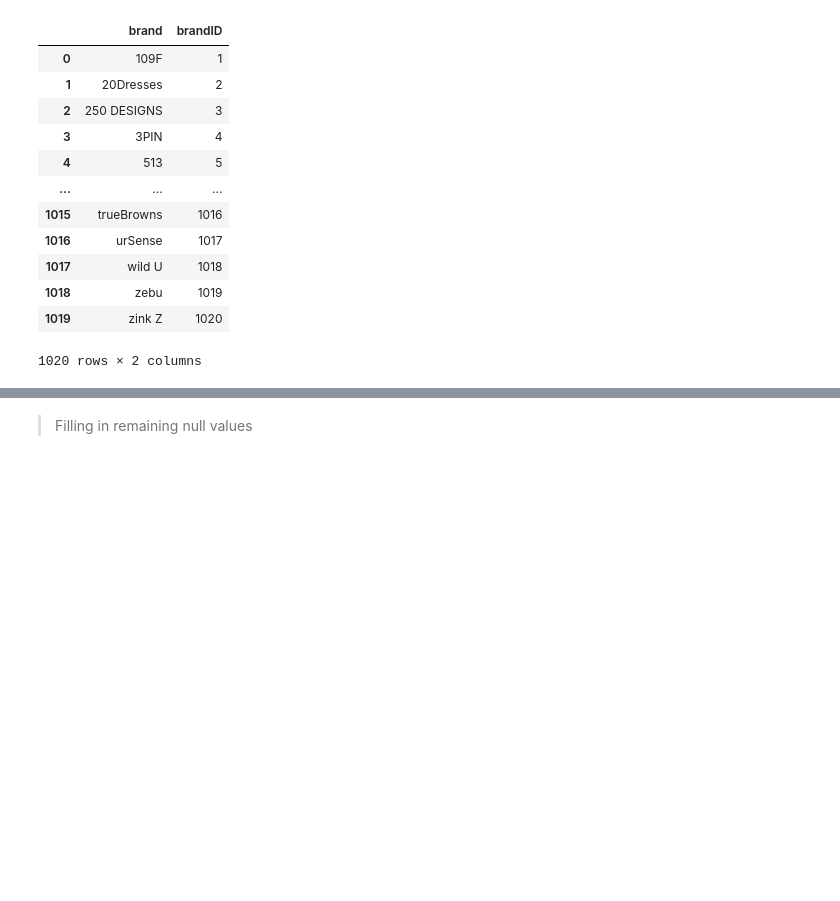
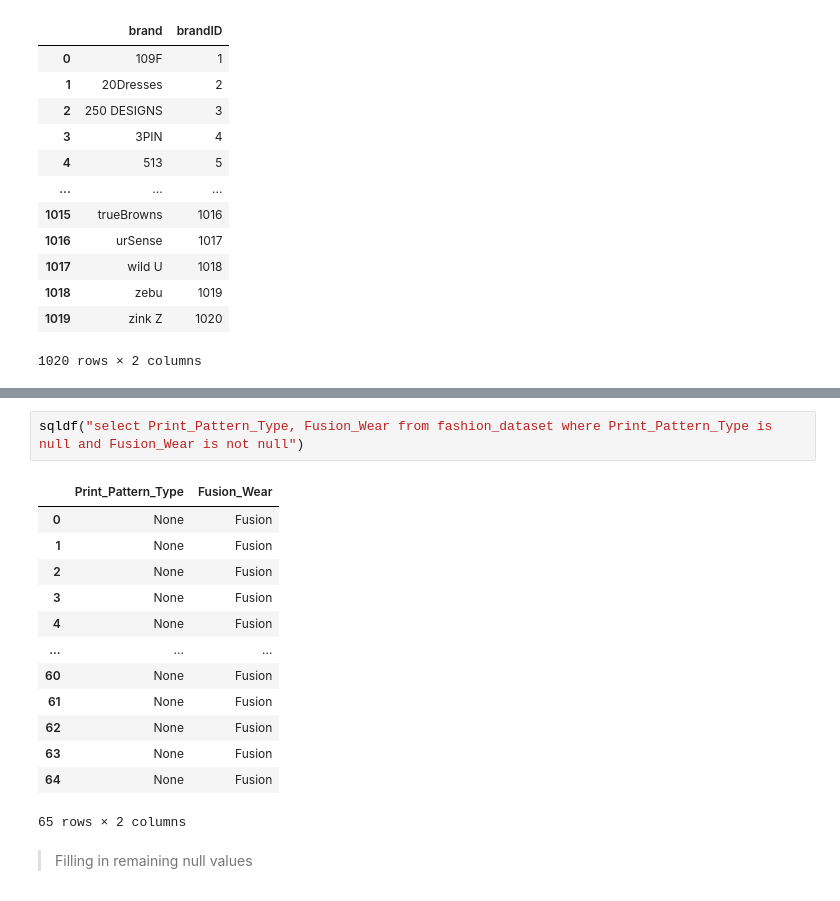
Before and after one commit to raccoonwithasword/big-data-assessment-2, a Jupyter notebook: DAT7015 Assessment 2.ipynb, the cells around one changed output, grey strips where cells are left out. Drawn from its saved outputs; the diff is of its cells as text; blank space fills up the shorter version.

```diff
--- a/DAT7015 Assessment 2.ipynb
+++ b/DAT7015 Assessment 2.ipynb
@@ -505,3 +545,19 @@ dtype: int64
+# %%
+sqldf("select Print_Pattern_Type, Fusion_Wear from fashion_dataset where Print_Pattern_Type is null and Fusion_Wear is not null")
+# %% [output]
+|  | Print_Pattern_Type | Fusion_Wear |
+| 0 | None | Fusion |
+| 1 | None | Fusion |
+| 2 | None | Fusion |
+| 3 | None | Fusion |
+| 4 | None | Fusion |
+| ... | ... | ... |
+| 60 | None | Fusion |
+| 61 | None | Fusion |
+| 62 | None | Fusion |
+| 63 | None | Fusion |
+| 64 | None | Fusion |
+65 rows × 2 columns
 # %% [markdown]
 >Filling in remaining null values
 # %%
```
Also changed, not shown: parts of 61 cells of this notebook.
